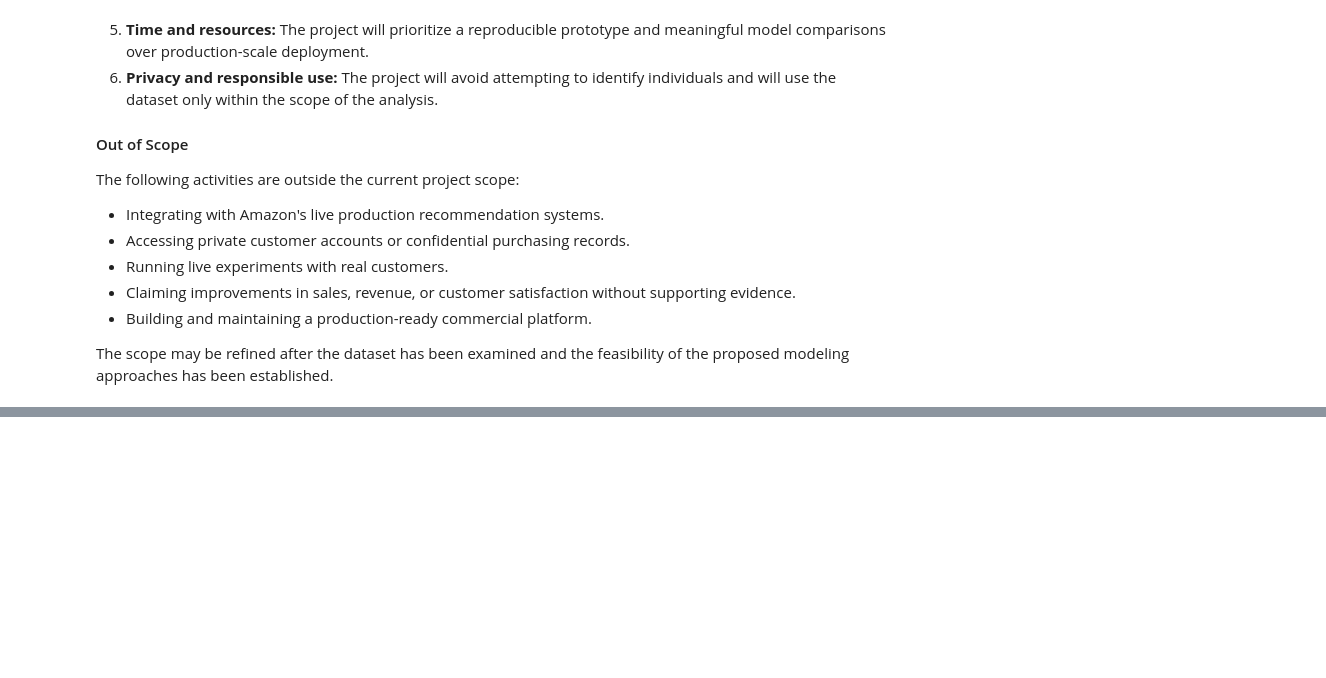
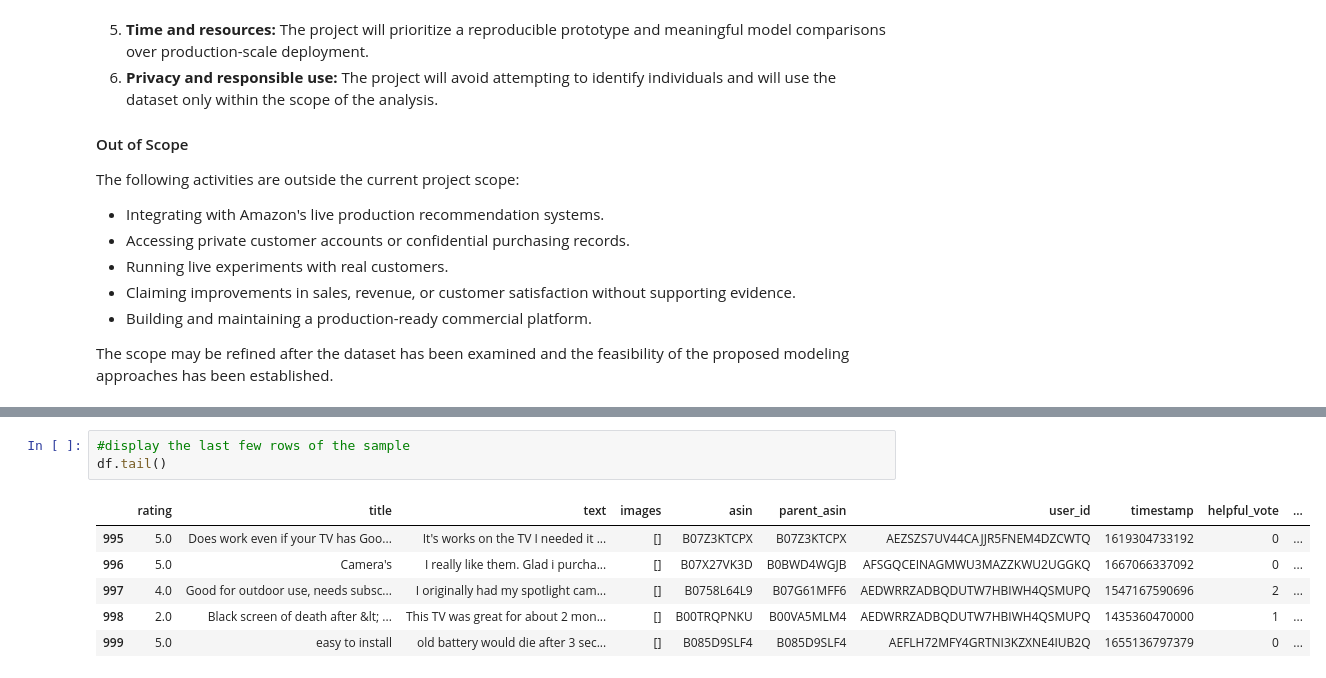
Before and after one commit to arnokboi-commits/amazon_recommendation_system, a Jupyter notebook: notebooks/phase1_ingestion.ipynb, the cells around one changed output, grey strips where cells are left out. Cells and saved outputs as stored; diff of their text form; blank space fills up the shorter version.

```diff
--- a/notebooks/phase1_ingestion.ipynb
+++ b/notebooks/phase1_ingestion.ipynb
@@ -141,0 +254,10 @@ The scope may be refined after the dataset has been examined and the feasibility
+# %%
+#display the last few rows of the sample
+df.tail()
+# %% [output]
+|  | rating | title | text | images | asin | parent_asin | user_id | timestamp | helpful_vote | ... |
+| 995 | 5.0 | Does work even if your TV has Goo... | It's works on the TV I needed it ... | [] | B07Z3KTCPX | B07Z3KTCPX | AEZSZS7UV44CAJJR5FNEM4DZCWTQ | 1619304733192 | 0 | ... |
+| 996 | 5.0 | Camera's | I really like them. Glad i purcha... | [] | B07X27VK3D | B0BWD4WGJB | AFSGQCEINAGMWU3MAZZKWU2UGGKQ | 1667066337092 | 0 | ... |
+| 997 | 4.0 | Good for outdoor use, needs subsc... | I originally had my spotlight cam... | [] | B0758L64L9 | B07G61MFF6 | AEDWRRZADBQDUTW7HBIWH4QSMUPQ | 1547167590696 | 2 | ... |
+| 998 | 2.0 | Black screen of death after &lt; ... | This TV was great for about 2 mon... | [] | B00TRQPNKU | B00VA5MLM4 | AEDWRRZADBQDUTW7HBIWH4QSMUPQ | 1435360470000 | 1 | ... |
+| 999 | 5.0 | easy to install | old battery would die after 3 sec... | [] | B085D9SLF4 | B085D9SLF4 | AEFLH72MFY4GRTNI3KZXNE4IUB2Q | 1655136797379 | 0 | ... |
```
Also changed, not shown: parts of 30 cells of this notebook.
